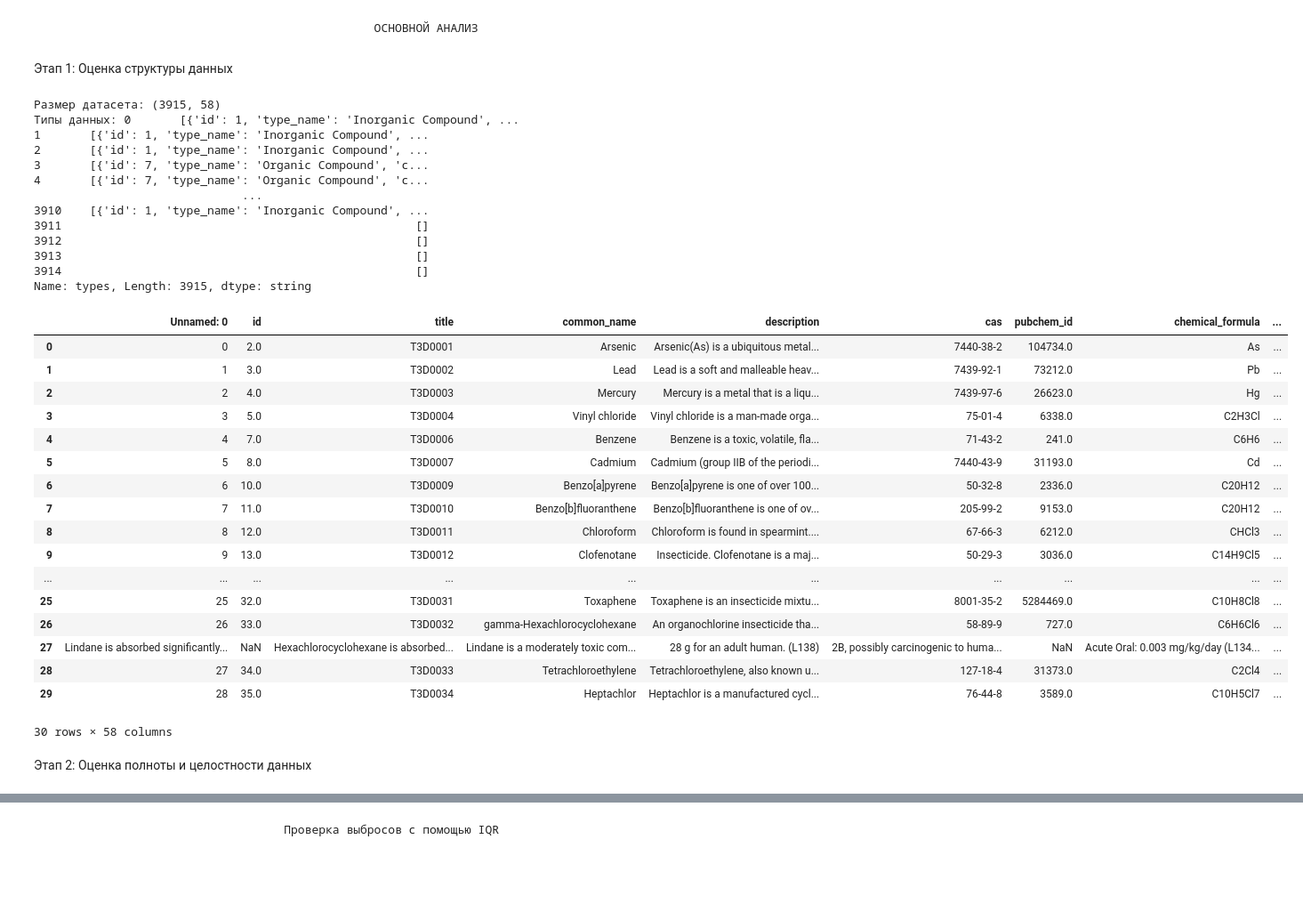
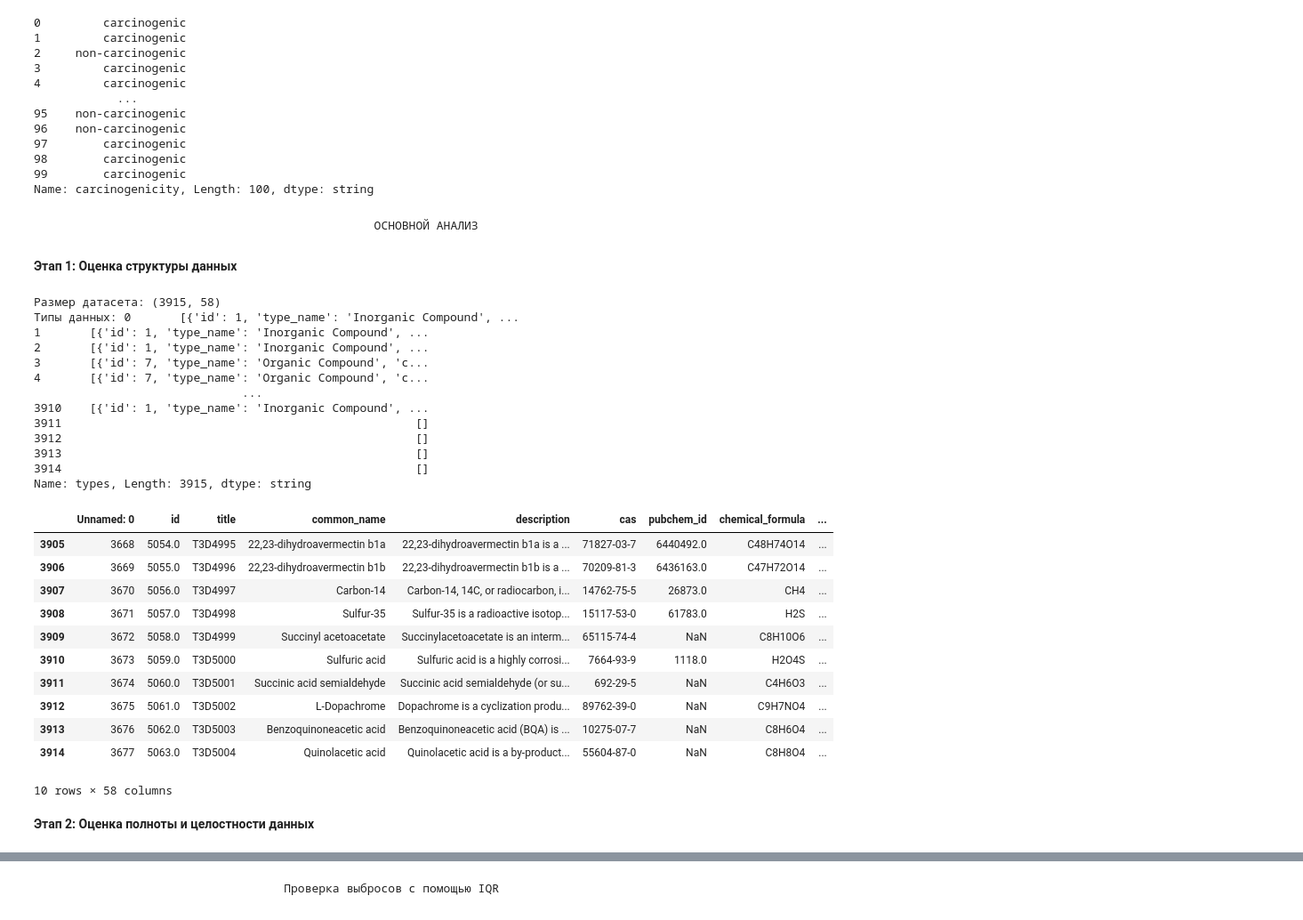
Before and after one commit to nverlis/project, a Jupyter notebook: notebooks/EDA.ipynb, the cells around one changed output, grey strips where cells are left out. Shown at 89% size. Drawn from its saved outputs; the diff is of its cells as text; code cells hidden in the pictures; blank space fills up the shorter version.

```diff
--- a/notebooks/EDA.ipynb
+++ b/notebooks/EDA.ipynb
@@ -14,49 +15,58 @@ import re
 # %%
 df = pd.read_parquet("C:/Users/DNS/Desktop/my_project/converted_data_fixed.parquet")
+# %%
+# Посмотреть первые 10 значений после очистки
+df["carcinogenicity"].head(100)
+# %% [output]
+0         carcinogenic
+1         carcinogenic
+2     non-carcinogenic
+3         carcinogenic
+4         carcinogenic
+            ...
+95    non-carcinogenic
+96    non-carcinogenic
+97        carcinogenic
+98        carcinogenic
+99        carcinogenic
+Name: carcinogenicity, Length: 100, dtype: string
 # %% [markdown]
                                                    ОСНОВНОЙ АНАЛИЗ
 # %% [markdown]
-Этап 1: Оценка структуры данных
+**Этап 1: Оценка структуры данных**
 # %%
-
 print("Размер датасета:", df.shape)
 print("Типы данных:", df.types)
-df.head(30)
-#df.tail(30)
+df.head(10)
+df.tail(10)
 # %% [output]
 Размер датасета: (3915, 58)
 Типы данных: 0       [{'id': 1, 'type_name': 'Inorganic Compound', ...
 1       [{'id': 1, 'type_name': 'Inorganic Compound', ...
 2       [{'id': 1, 'type_name': 'Inorganic Compound', ...
 3       [{'id': 7, 'type_name': 'Organic Compound', 'c...
 4       [{'id': 7, 'type_name': 'Organic Compound', 'c...
                               ...
 3910    [{'id': 1, 'type_name': 'Inorganic Compound', ...
 3911                                                   []
 3912                                                   []
 3913                                                   []
 3914                                                   []
 Name: types, Length: 3915, dtype: string
 |  | Unnamed: 0 | id | title | common_name | description | cas | pubchem_id | chemical_formula | ... |
-| 0 | 0 | 2.0 | T3D0001 | Arsenic | Arsenic(As) is a ubiquitous metal... | 7440-38-2 | 104734.0 | As | ... |
-| 1 | 1 | 3.0 | T3D0002 | Lead | Lead is a soft and malleable heav... | 7439-92-1 | 73212.0 | Pb | ... |
-| 2 | 2 | 4.0 | T3D0003 | Mercury | Mercury is a metal that is a liqu... | 7439-97-6 | 26623.0 | Hg | ... |
-| 3 | 3 | 5.0 | T3D0004 | Vinyl chloride | Vinyl chloride is a man-made orga... | 75-01-4 | 6338.0 | C2H3Cl | ... |
-| 4 | 4 | 7.0 | T3D0006 | Benzene | Benzene is a toxic, volatile, fla... | 71-43-2 | 241.0 | C6H6 | ... |
-| 5 | 5 | 8.0 | T3D0007 | Cadmium | Cadmium (group IIB of the periodi... | 7440-43-9 | 31193.0 | Cd | ... |
-| 6 | 6 | 10.0 | T3D0009 | Benzo[a]pyrene | Benzo[a]pyrene is one of over 100... | 50-32-8 | 2336.0 | C20H12 | ... |
-| 7 | 7 | 11.0 | T3D0010 | Benzo[b]fluoranthene | Benzo[b]fluoranthene is one of ov... | 205-99-2 | 9153.0 | C20H12 | ... |
-| 8 | 8 | 12.0 | T3D0011 | Chloroform | Chloroform is found in spearmint.... | 67-66-3 | 6212.0 | CHCl3 | ... |
-| 9 | 9 | 13.0 | T3D0012 | Clofenotane | Insecticide. Clofenotane is a maj... | 50-29-3 | 3036.0 | C14H9Cl5 | ... |
-| ... | ... | ... | ... | ... | ... | ... | ... | ... | ... |
-| 25 | 25 | 32.0 | T3D0031 | Toxaphene | Toxaphene is an insecticide mixtu... | 8001-35-2 | 5284469.0 | C10H8Cl8 | ... |
-| 26 | 26 | 33.0 | T3D0032 | gamma-Hexachlorocyclohexane | An organochlorine insecticide tha... | 58-89-9 | 727.0 | C6H6Cl6 | ... |
-| 27 | Lindane is absorbed significantly... | NaN | Hexachlorocyclohexane is absorbed... | Lindane is a moderately toxic com... | 28 g for an adult human. (L138) | 2B, possibly carcinogenic to huma... | NaN | Acute Oral: 0.003 mg/kg/day (L134... | ... |
-| 28 | 27 | 34.0 | T3D0033 | Tetrachloroethylene | Tetrachloroethylene, also known u... | 127-18-4 | 31373.0 | C2Cl4 | ... |
-| 29 | 28 | 35.0 | T3D0034 | Heptachlor | Heptachlor is a manufactured cycl... | 76-44-8 | 3589.0 | C10H5Cl7 | ... |
+| 3905 | 3668 | 5054.0 | T3D4995 | 22,23-dihydroavermectin b1a | 22,23-dihydroavermectin b1a is a ... | 71827-03-7 | 6440492.0 | C48H74O14 | ... |
+| 3906 | 3669 | 5055.0 | T3D4996 | 22,23-dihydroavermectin b1b | 22,23-dihydroavermectin b1b is a ... | 70209-81-3 | 6436163.0 | C47H72O14 | ... |
+| 3907 | 3670 | 5056.0 | T3D4997 | Carbon-14 | Carbon-14, 14C, or radiocarbon, i... | 14762-75-5 | 26873.0 | CH4 | ... |
+| 3908 | 3671 | 5057.0 | T3D4998 | Sulfur-35 | Sulfur-35 is a radioactive isotop... | 15117-53-0 | 61783.0 | H2S | ... |
+| 3909 | 3672 | 5058.0 | T3D4999 | Succinyl acetoacetate | Succinylacetoacetate is an interm... | 65115-74-4 | NaN | C8H10O6 | ... |
+| 3910 | 3673 | 5059.0 | T3D5000 | Sulfuric acid | Sulfuric acid is a highly corrosi... | 7664-93-9 | 1118.0 | H2O4S | ... |
+| 3911 | 3674 | 5060.0 | T3D5001 | Succinic acid semialdehyde | Succinic acid semialdehyde (or su... | 692-29-5 | NaN | C4H6O3 | ... |
+| 3912 | 3675 | 5061.0 | T3D5002 | L-Dopachrome | Dopachrome is a cyclization produ... | 89762-39-0 | NaN | C9H7NO4 | ... |
+| 3913 | 3676 | 5062.0 | T3D5003 | Benzoquinoneacetic acid | Benzoquinoneacetic acid (BQA) is ... | 10275-07-7 | NaN | C8H6O4 | ... |
+| 3914 | 3677 | 5063.0 | T3D5004 | Quinolacetic acid | Quinolacetic acid is a by-product... | 55604-87-0 | NaN | C8H8O4 | ... |
-30 rows × 58 columns
+10 rows × 58 columns
 # %% [markdown]
-Этап 2: Оценка полноты и целостности данных
+**Этап 2: Оценка полноты и целостности данных**
 # %%
 print("Количество отсутствующих значений:", df.isnull().sum())
 missing = df.isnull().sum().sort_values(ascending = False) # Переменная, в которой записано количество пропусков в каждом столбце
```
Also changed, not shown: parts of 29 cells of this notebook.
